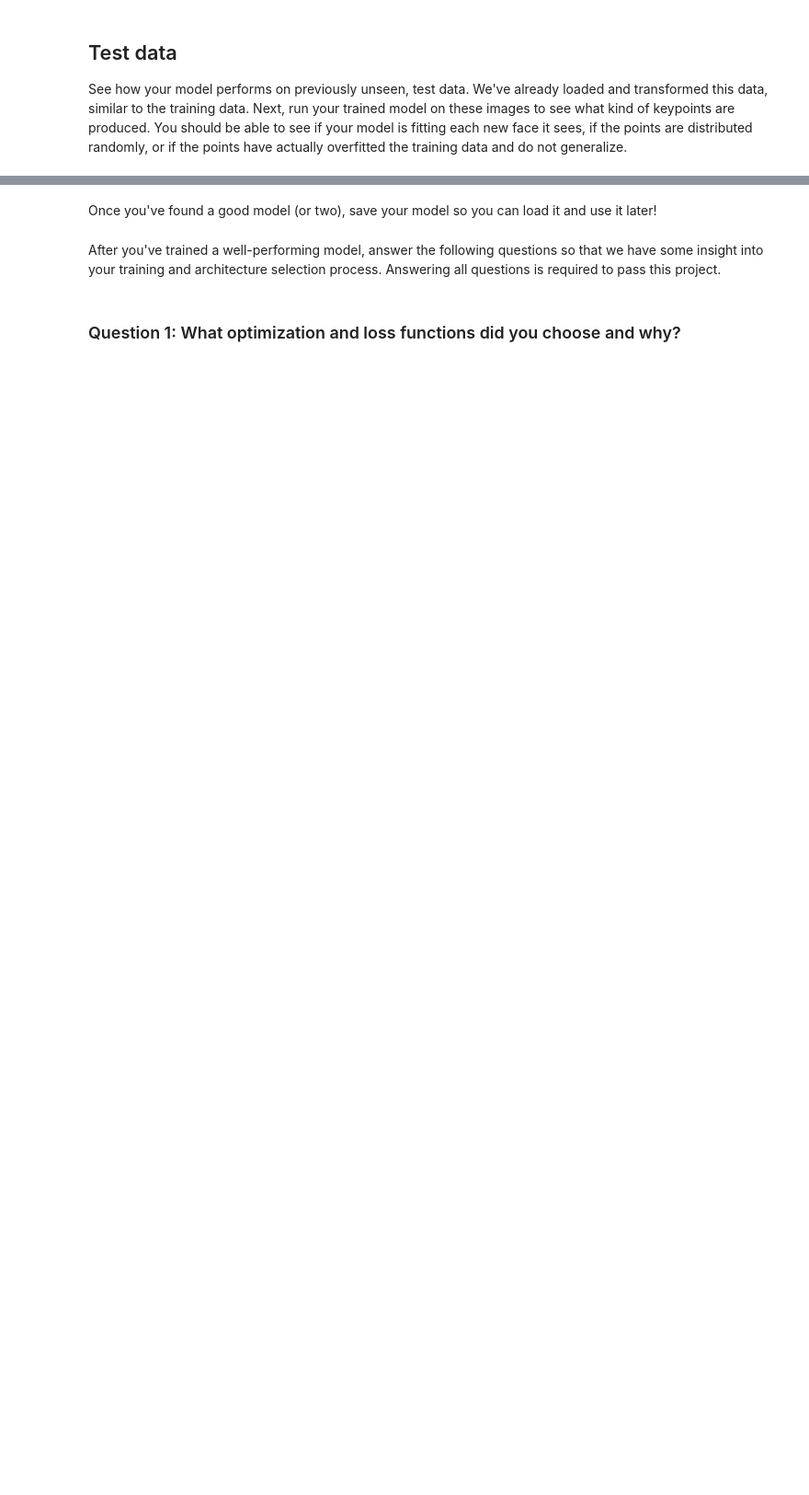
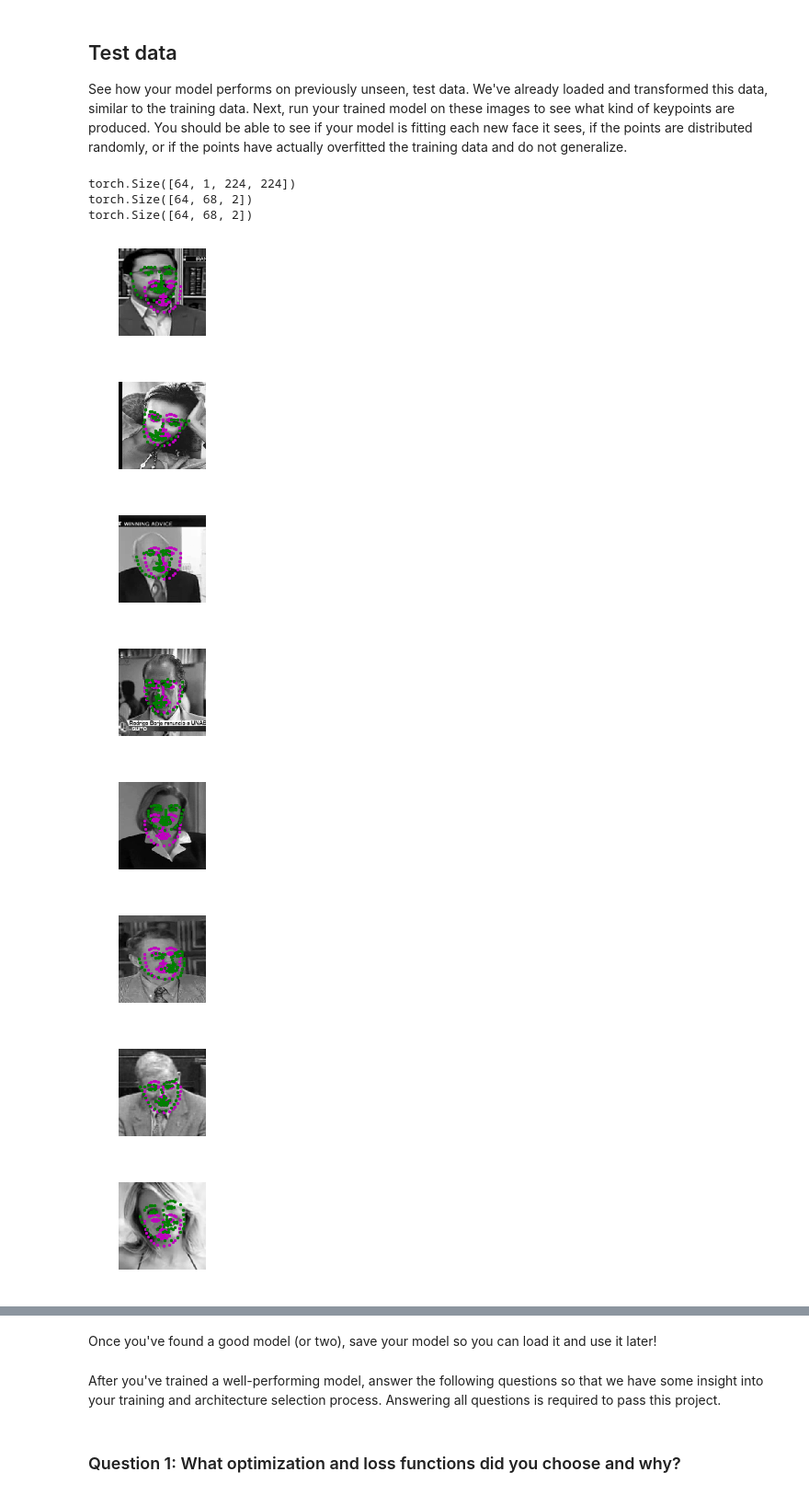
Before and after one commit to thanhthtran/Facial_keypoint_cnv, a Jupyter notebook: 2. Define the Network Architecture.ipynb, the cells around one changed output, grey strips where cells are left out. Shown at 92% size. Cells and saved outputs as stored; diff of their text form; code cells hidden in the pictures; blank space fills up the shorter version.

```diff
--- a/2. Define the Network Architecture.ipynb
+++ b/2. Define the Network Architecture.ipynb
@@ -130,9 +130,8 @@ from data_load import Rescale, RandomCrop, Normalize, ToTensor
 
 ## TODO: define the data_transform using transforms.Compose([all tx's, . , .])
 # order matters! i.e. rescaling should come before a smaller crop
-data_transform = transforms.Compose([RandomCrop(150),Rescale((96,96)),Normalize(),
-                                     ToTensor()])
-
+#data_transform = transforms.Compose([Rescale(240),RandomCrop(224),Normalize(), ToTensor()])
+data_transform = transforms.Compose([Rescale((224,224)),Normalize(), ToTensor()])
 
 
 
@@ -194,7 +193,7 @@ test_dataset = FacialKeypointsDataset(csv_file='data/test_frames_keypoints.csv',
                                              transform=data_transform)
 # %%
 # load test data in batches
-batch_size = 10
+batch_size = 64
 
 test_loader = DataLoader(test_dataset,
                           batch_size=batch_size,
@@ -391,12 +487,25 @@ See how your model performs on previously unseen, test data. We've already loade
 # %%
 # get a sample of test data again
 test_images, test_outputs, gt_pts = net_sample_output()
-
+torch.cuda.get_device_name(0)
 print(test_images.data.size())
 print(test_outputs.data.size())
 print(gt_pts.size())
+# %% [output]
+torch.Size([64, 1, 224, 224])
+torch.Size([64, 68, 2])
+torch.Size([64, 68, 2])
 # %%
 ## TODO: visualize your test output
 # you can use the same function as before, by un-commenting the line below:
 
-# visualize_output(test_images, test_outputs, gt_pts)
+visualize_output(test_images, test_outputs, gt_pts)
+# %% [output]
+[figure, added]
+[figure, added]
+[figure, added]
+[figure, added]
+[figure, added]
+[figure, added]
+[figure, added]
+[figure, added]
```
Also changed, not shown: parts of 22 cells of this notebook.
